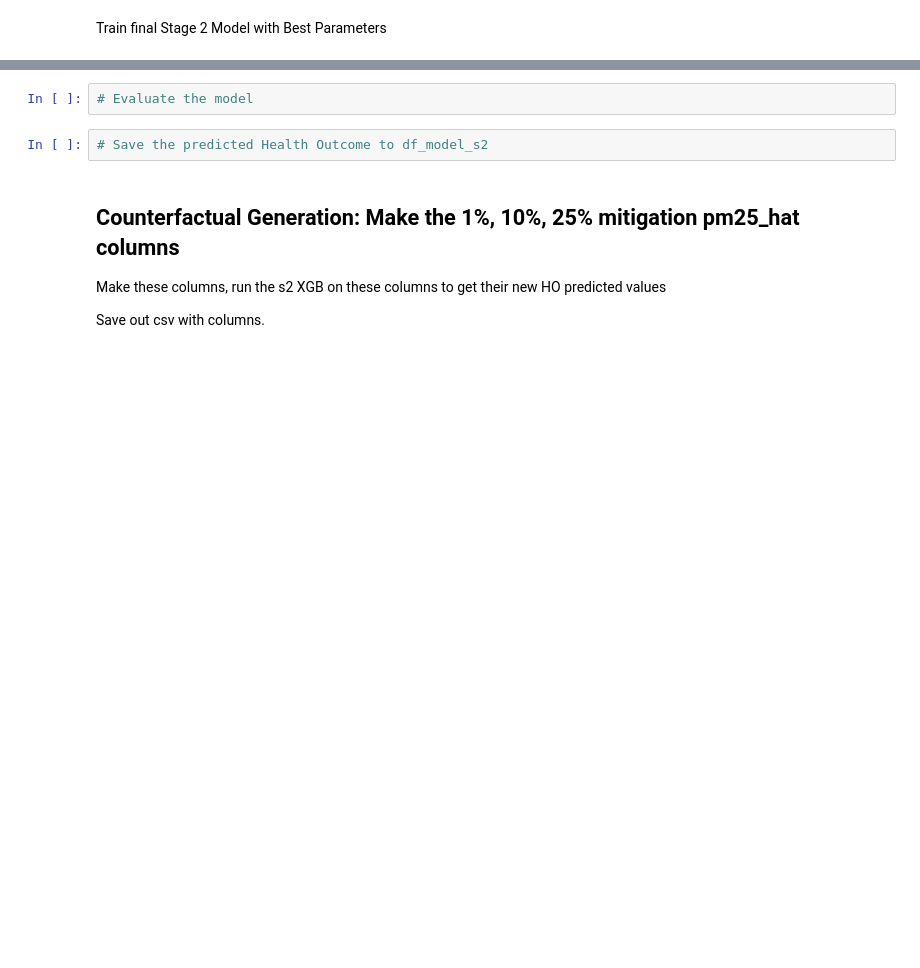
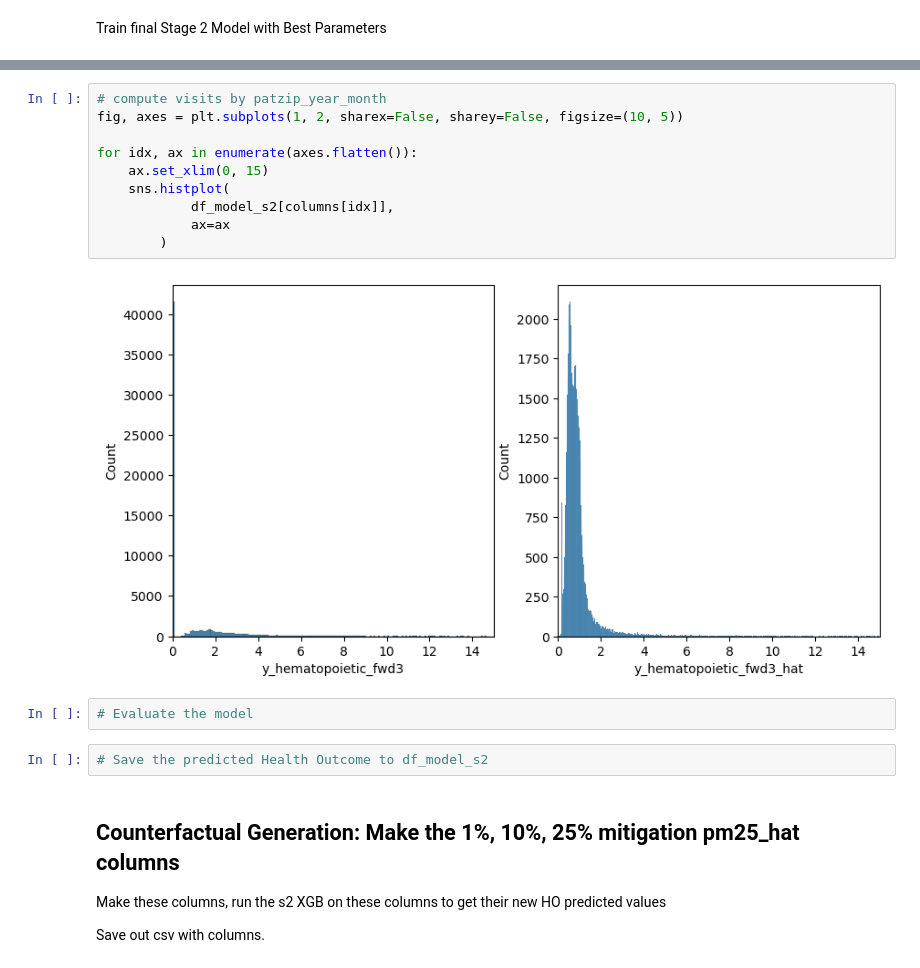
Before and after one commit to mattslyons/JLPS_capstone_project, a Jupyter notebook: modeling/2nd_stage_cv_func_sklearn 11-25.ipynb, the cells around one changed output, grey strips where cells are left out. Saved outputs shown, nothing was run; the diff lists cells and outputs as text; blank space fills up the shorter version.

```diff
--- a/modeling/2nd_stage_cv_func_sklearn 11-25.ipynb
+++ b/modeling/2nd_stage_cv_func_sklearn 11-25.ipynb
@@ -917,3 +986,15 @@ for idx, ax in enumerate(axes.flatten()):
+# %%
+# compute visits by patzip_year_month
+fig, axes = plt.subplots(1, 2, sharex=False, sharey=False, figsize=(10, 5))
+
+for idx, ax in enumerate(axes.flatten()):
+    ax.set_xlim(0, 15)
+    sns.histplot(
+            df_model_s2[columns[idx]],
+            ax=ax
+        )
+# %% [output]
+[figure, added]
 # %%
 # Evaluate the model
 # %%
```
Also changed, not shown: parts of 19 cells of this notebook.
